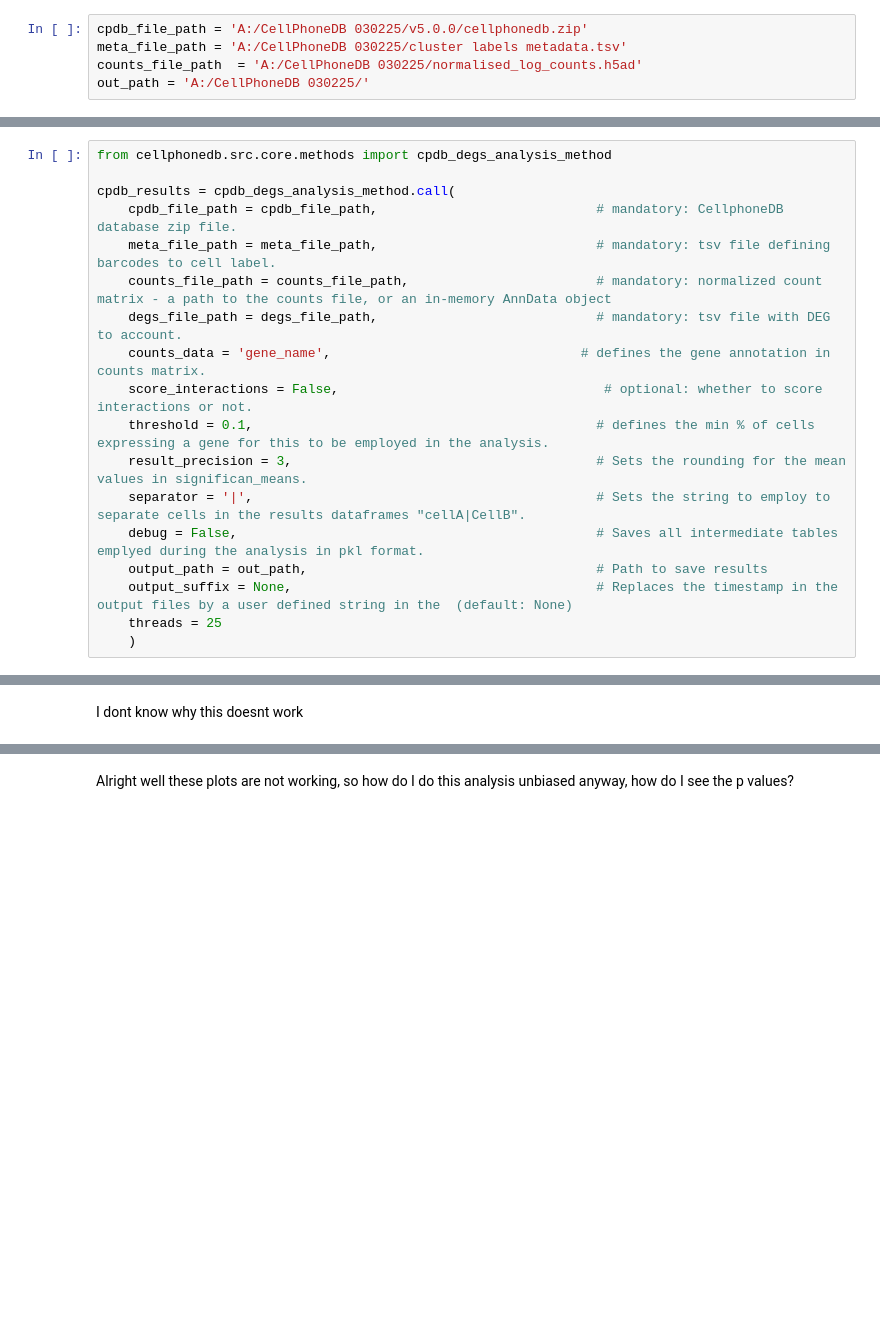
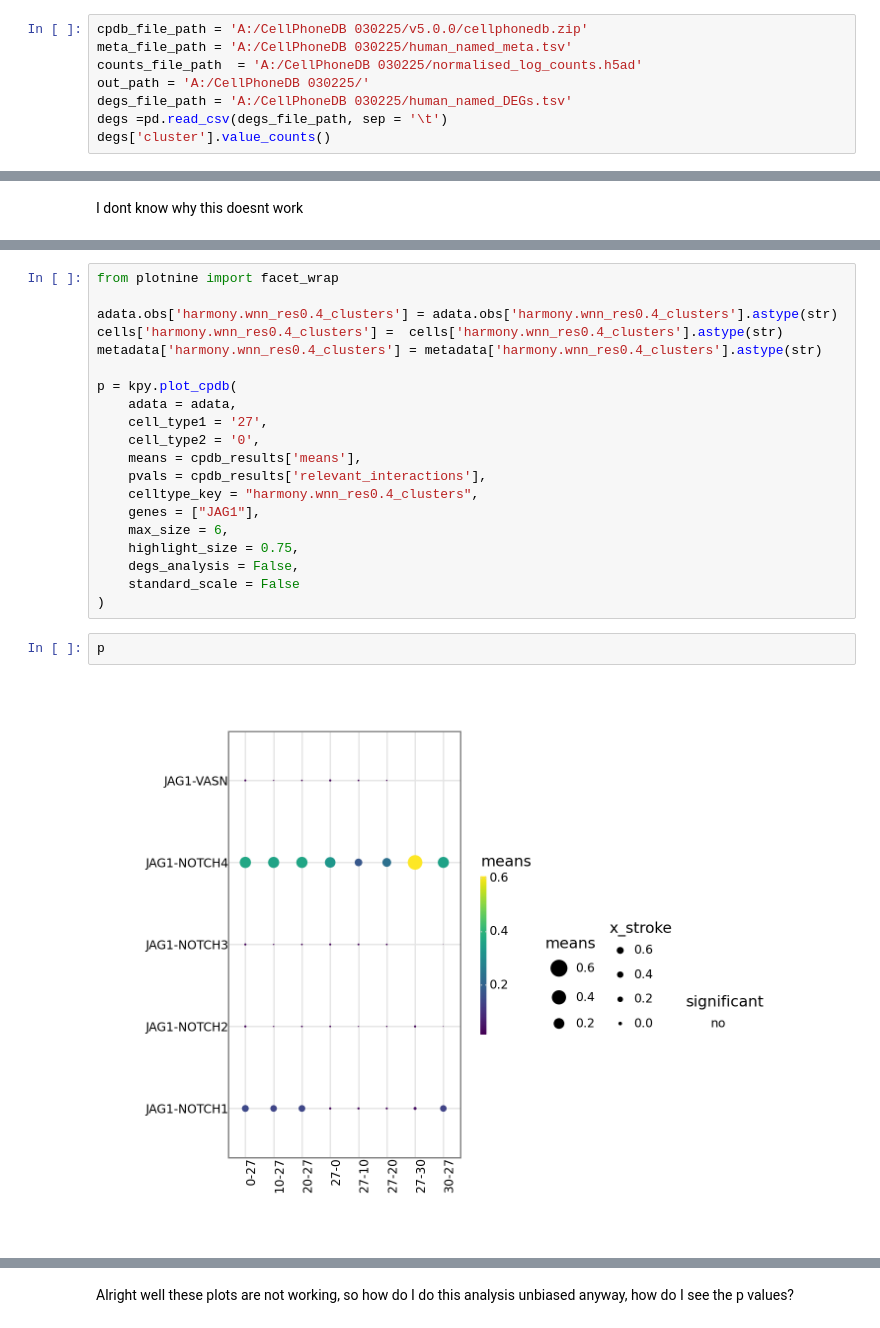
Before and after one commit to ggraham4/multiome_poa, a Jupyter notebook: Python/CellPhoneDb/cell_phone_db_first_attempt_030225.ipynb, the cells around one changed output, grey strips where cells are left out. Cells and saved outputs as stored; diff of their text form; blank space fills up the shorter version.

Commit message:
I got plots to work on CellPhoneDB. NEVER GIVE UP

```diff
--- a/Python/CellPhoneDb/cell_phone_db_first_attempt_030225.ipynb
+++ b/Python/CellPhoneDb/cell_phone_db_first_attempt_030225.ipynb
@@ -123,6 +144,9 @@ obj.write_h5ad('A:/CellPhoneDB 030225/normalised_log_counts')
 Assign paths to objects
 # %%
 cpdb_file_path = 'A:/CellPhoneDB 030225/v5.0.0/cellphonedb.zip'
-meta_file_path = 'A:/CellPhoneDB 030225/cluster labels metadata.tsv'
+meta_file_path = 'A:/CellPhoneDB 030225/human_named_meta.tsv'
 counts_file_path  = 'A:/CellPhoneDB 030225/normalised_log_counts.h5ad'
 out_path = 'A:/CellPhoneDB 030225/'
+degs_file_path = 'A:/CellPhoneDB 030225/human_named_DEGs.tsv'
+degs =pd.read_csv(degs_file_path, sep = '\t')
+degs['cluster'].value_counts()
@@ -247,20 +341,2 @@ degs['cluster'].value_counts()
 # %% [markdown]
 I think now that I gave it DEGs, it should give me a p.value? I dont really understand how to see which communication is significant.
-# %%
-from cellphonedb.src.core.methods import cpdb_degs_analysis_method
-
-cpdb_results = cpdb_degs_analysis_method.call(
-    cpdb_file_path = cpdb_file_path,                            # mandatory: CellphoneDB database zip file.
-    meta_file_path = meta_file_path,                            # mandatory: tsv file defining barcodes to cell label.
-    counts_file_path = counts_file_path,                        # mandatory: normalized count matrix - a path to the counts file, or an in-memory AnnData object
-    degs_file_path = degs_file_path,                            # mandatory: tsv file with DEG to account.
-    counts_data = 'gene_name',                                # defines the gene annotation in counts matrix.
-    score_interactions = False,                                  # optional: whether to score interactions or not.
-    threshold = 0.1,                                            # defines the min % of cells expressing a gene for this to be employed in the analysis.
-    result_precision = 3,                                       # Sets the rounding for the mean values in significan_means.
-    separator = '|',                                            # Sets the string to employ to separate cells in the results dataframes "cellA|CellB".
-    debug = False,                                              # Saves all intermediate tables emplyed during the analysis in pkl format.
-    output_path = out_path,                                     # Path to save results
-    output_suffix = None,                                       # Replaces the timestamp in the output files by a user defined string in the  (default: None)
-    threads = 25
-    )
@@ -308,0 +375,24 @@ I dont know why this doesnt work
+# %%
+from plotnine import facet_wrap
+
+adata.obs['harmony.wnn_res0.4_clusters'] = adata.obs['harmony.wnn_res0.4_clusters'].astype(str)
+cells['harmony.wnn_res0.4_clusters'] =  cells['harmony.wnn_res0.4_clusters'].astype(str)
+metadata['harmony.wnn_res0.4_clusters'] = metadata['harmony.wnn_res0.4_clusters'].astype(str)
+
+p = kpy.plot_cpdb(
+    adata = adata,
+    cell_type1 = '27',
+    cell_type2 = '0',
+    means = cpdb_results['means'],
+    pvals = cpdb_results['relevant_interactions'],
+    celltype_key = "harmony.wnn_res0.4_clusters",
+    genes = ["JAG1"],
+    max_size = 6,
+    highlight_size = 0.75,
+    degs_analysis = False,
+    standard_scale = False
+)
+# %%
+p
+# %% [output]
+[figure, added]
```
Also changed, not shown: parts of 44 cells of this notebook, 3 other files.
